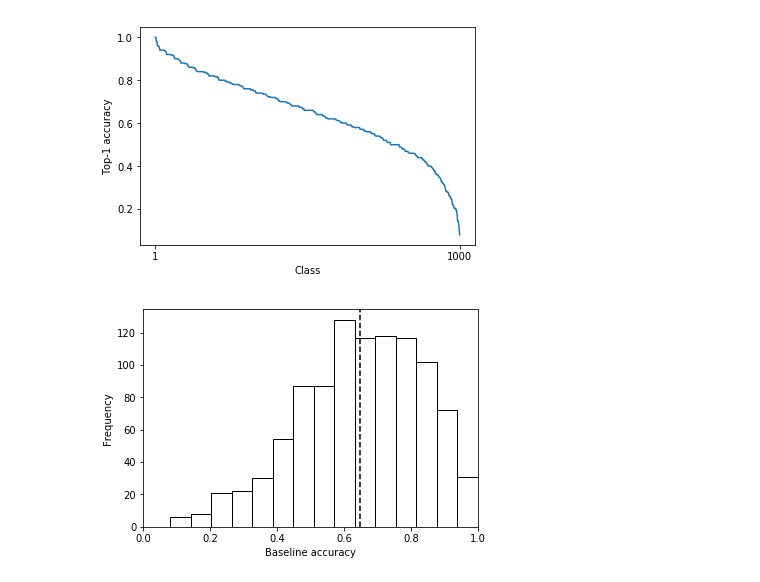
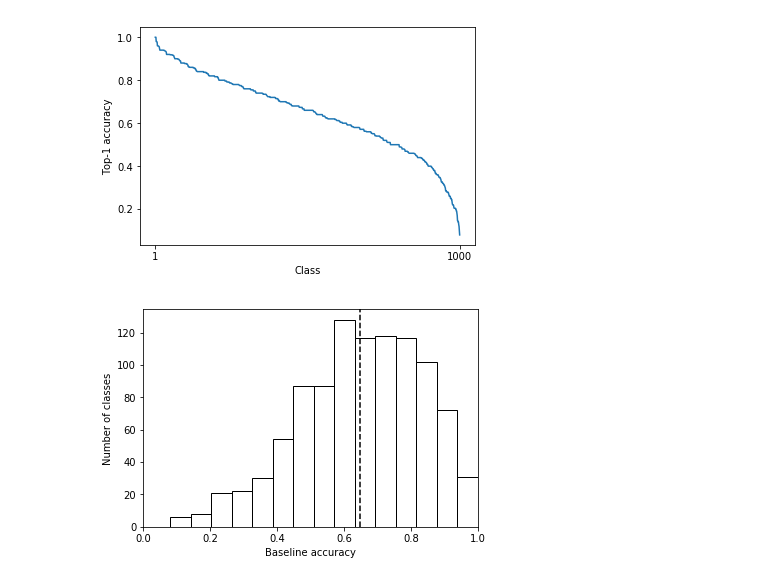
Before and after one commit to fbickfordsmith/attention-msc, a Jupyter notebook: plotting/plot_baseline_classwise_acc.ipynb, the cells around one changed output. Drawn from its saved outputs; the diff is of its cells as text; code cells hidden in the pictures.

```diff
--- a/plotting/plot_baseline_classwise_acc.ipynb
+++ b/plotting/plot_baseline_classwise_acc.ipynb
@@ -61,17 +61,17 @@ plt.show()
 # %%
 mean = np.mean(df['accuracy'])
 std = np.std(df['accuracy'])
 classes_within_1std = np.flatnonzero((df['accuracy']>mean-std) & (df['accuracy']<mean+std))
 
 fig, ax = plt.subplots()
 ax.hist(df['accuracy'], bins=15, color='w', edgecolor='black') #alpha=0.5)
 ax.axvline(mean, color='k', linestyle='--')
-# ax.axvline(mean-std, color='r')
-# ax.axvline(mean+std, color='r')
+# ax.axvline(mean-std, color='r', linestyle='--')
+# ax.axvline(mean+std, color='r', linestyle='--')
 plt.xlim((0, 1))
 plt.xlabel('Baseline accuracy')
-plt.ylabel('Frequency')
+plt.ylabel('Number of classes')
 # plt.savefig('baseline_classwise_acc_hist.png', dpi=600)
 plt.show()
 # %% [output]
-[figure, old version]
+[figure, new version]
```
Also changed, not shown: 28 other files.
